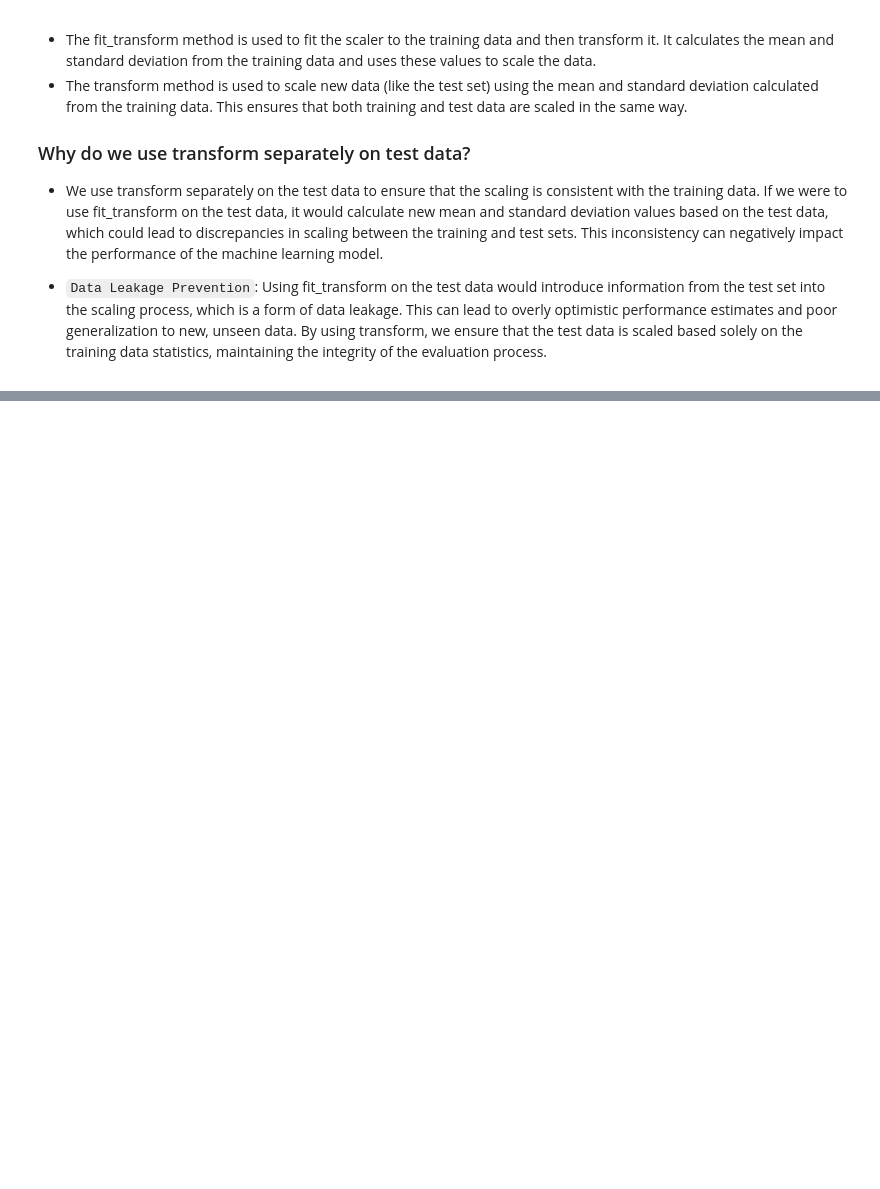
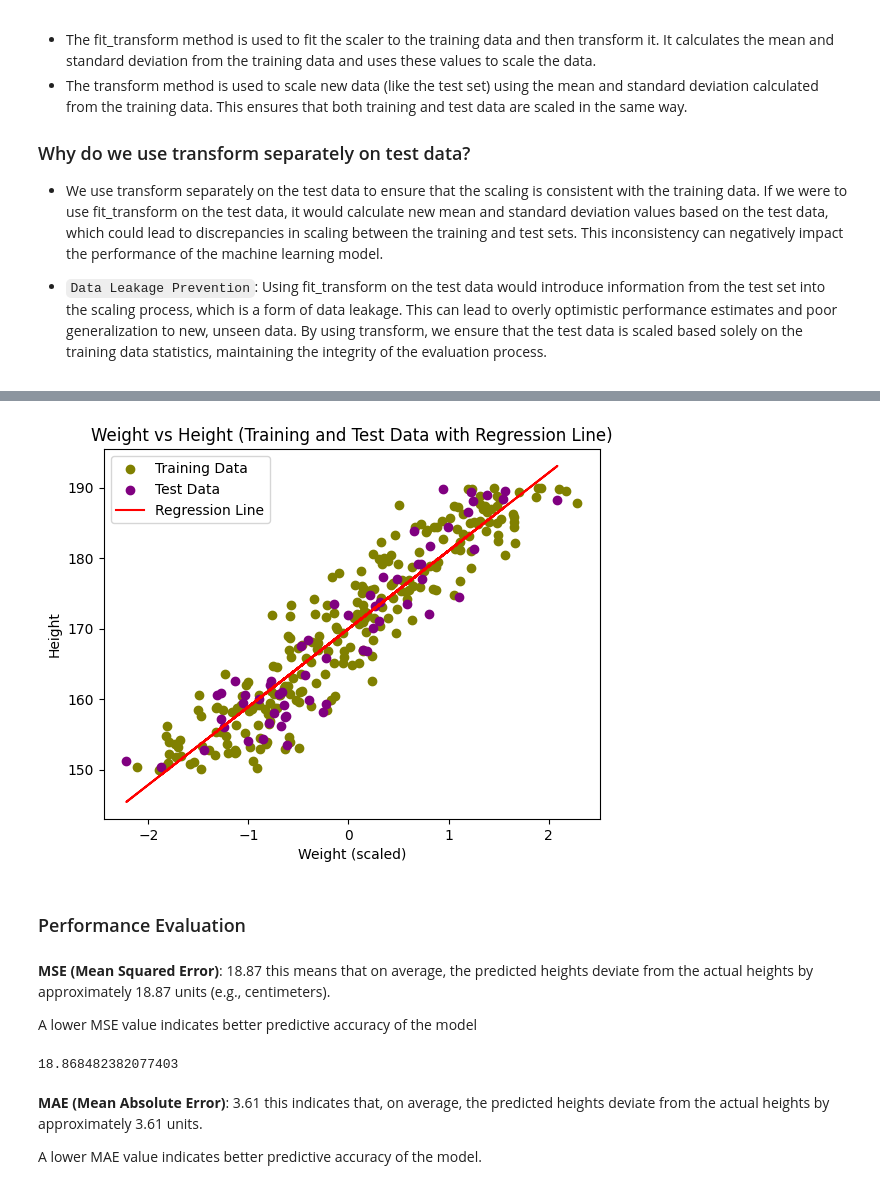
Before and after one commit to DevRitesh08/Machine-Learning-From-Scratch, a Jupyter notebook: experiments/Simple-Linear-Regression.ipynb, the cells around one changed output, grey strips where cells are left out. Drawn from its saved outputs; the diff is of its cells as text; code cells hidden in the pictures; blank space fills up the shorter version.

```diff
--- a/experiments/Simple-Linear-Regression.ipynb
+++ b/experiments/Simple-Linear-Regression.ipynb
@@ -119,0 +187,14 @@ model.fit(x_train_scaled, y_train)
+# %%
+# visualize the regression line with both training and test data
+plt.scatter(x_train_scaled, y_train, color='olive',label='Training Data')
+plt.scatter(x_test_scaled, y_test, color='purple',label='Test Data')
+plt.plot(x_test_scaled, model.predict(x_test_scaled), color='red', label='Regression Line')
+plt.title('Weight vs Height (Training and Test Data with Regression Line)')
+plt.xlabel('Weight (scaled)')
+plt.ylabel('Height')
+plt.legend()
+plt.show()
+# %% [output]
+[figure, added]
+# %% [markdown]
+### Performance Evaluation
@@ -119,0 +203,13 @@ model.fit(x_train_scaled, y_train)
+# %% [markdown]
+**MSE (Mean Squared Error)**: 18.87 this means that on average, the predicted heights deviate from the actual heights by approximately 18.87 units (e.g., centimeters).
+
+A lower MSE value indicates better predictive accuracy of the model
+# %%
+mse = mean_squared_error(y_test, y_pred)
+mse
+# %% [output]
+18.868482382077403
+# %% [markdown]
+**MAE (Mean Absolute Error)**: 3.61 this indicates that, on average, the predicted heights deviate from the actual heights by approximately 3.61 units.
+
+A lower MAE value indicates better predictive accuracy of the model.
```
Also changed, not shown: parts of 19 cells of this notebook.
